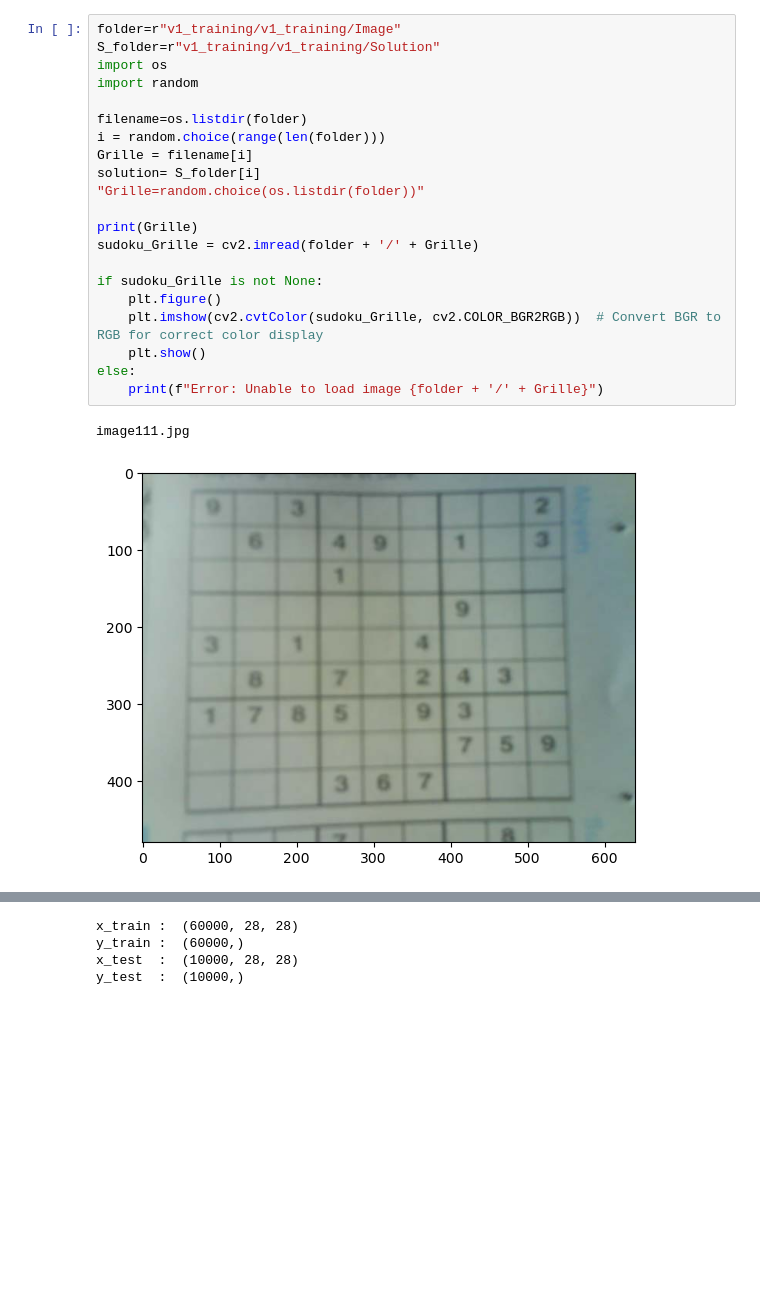
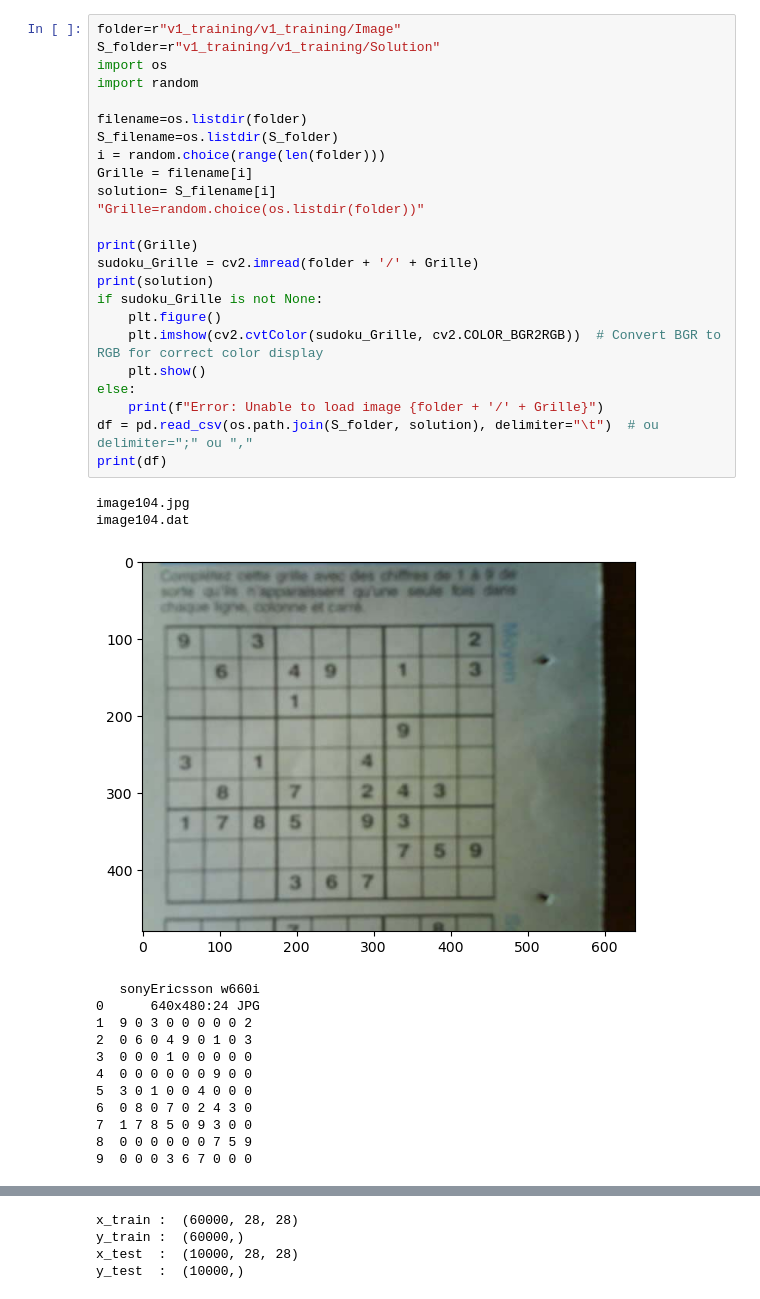
Before and after one commit to Gregory-Debruyne/r-solution-de-sudoku, a Jupyter notebook: Détection grille.ipynb, the cells around one changed output, grey strips where cells are left out. Cells and saved outputs as stored; diff of their text form; blank space fills up the shorter version.

```diff
--- a/Détection grille.ipynb
+++ b/Détection grille.ipynb
@@ -10,27 +11,42 @@ import fidle.pwk as pwk
 # %%
 folder=r"v1_training/v1_training/Image"
 S_folder=r"v1_training/v1_training/Solution"
 import os
 import random
 
 filename=os.listdir(folder)
+S_filename=os.listdir(S_folder)
 i = random.choice(range(len(folder)))
 Grille = filename[i]
-solution= S_folder[i]
+solution= S_filename[i]
 "Grille=random.choice(os.listdir(folder))"
 
 print(Grille)
 sudoku_Grille = cv2.imread(folder + '/' + Grille)
-
+print(solution)
 if sudoku_Grille is not None:
 	plt.figure()
 	plt.imshow(cv2.cvtColor(sudoku_Grille, cv2.COLOR_BGR2RGB))  # Convert BGR to RGB for correct color display
 	plt.show()
 else:
 	print(f"Error: Unable to load image {folder + '/' + Grille}")
+df = pd.read_csv(os.path.join(S_folder, solution), delimiter="\t")  # ou delimiter=";" ou ","
+print(df)
 # %% [output]
-image111.jpg
+image104.jpg
+image104.dat
-[figure, old version]
+[figure, new version]
+   sonyEricsson w660i
+0      640x480:24 JPG
+1  9 0 3 0 0 0 0 0 2
+2  0 6 0 4 9 0 1 0 3
+3  0 0 0 1 0 0 0 0 0
+4  0 0 0 0 0 0 9 0 0
+5  3 0 1 0 0 4 0 0 0
+6  0 8 0 7 0 2 4 3 0
+7  1 7 8 5 0 9 3 0 0
+8  0 0 0 0 0 0 7 5 9
+9  0 0 0 3 6 7 0 0 0
 # %%
 #Preprocessing image to be read
 sudoku_Grille = cv2.resize(sudoku_Grille, (450,450))
```
Also changed, not shown: parts of 7 cells of this notebook, 1 other file.
